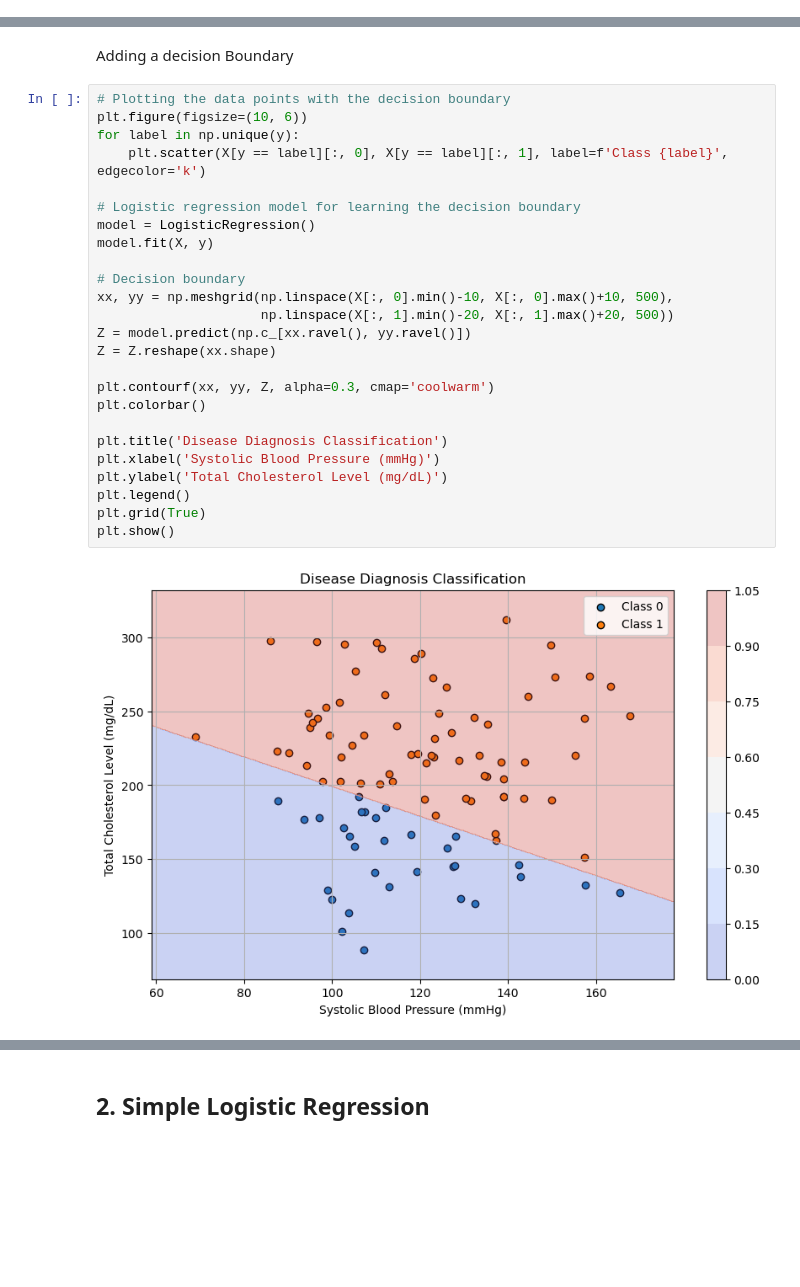
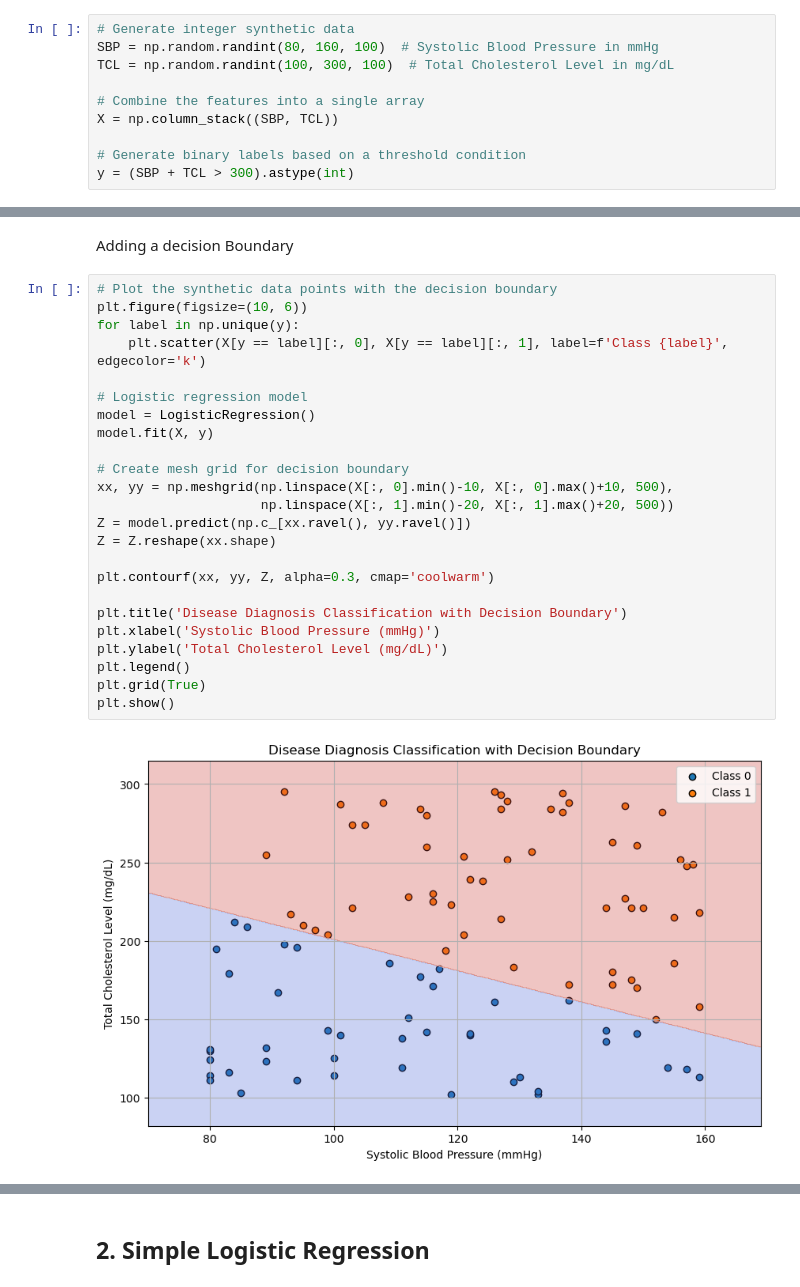
Before and after one commit to Hospital-Da-Luz-Learning-Health/MLCatolica25, a Jupyter notebook: Aula 6 - Supervised Learning II/Learning Notebook.ipynb, the cells around one changed output, grey strips where cells are left out. Cells and saved outputs as stored; diff of their text form; blank space fills up the shorter version.

Commit message:
update class 6 - Logistic Regression

```diff
--- a/Aula 6 - Supervised Learning II/Learning Notebook.ipynb
+++ b/Aula 6 - Supervised Learning II/Learning Notebook.ipynb
@@ -39,3 +39,13 @@ y = (X[:, 0] + X[:, 1] > 300).astype(int)
+# %%
+# Generate integer synthetic data
+SBP = np.random.randint(80, 160, 100)  # Systolic Blood Pressure in mmHg
+TCL = np.random.randint(100, 300, 100)  # Total Cholesterol Level in mg/dL
+
+# Combine the features into a single array
+X = np.column_stack((SBP, TCL))
+
+# Generate binary labels based on a threshold condition
+y = (SBP + TCL > 300).astype(int)
 # %% [markdown]
 Plotting the data points pairs (Systolic Blood Pressure -Total Cholesterol Level)
 # %%
@@ -55,29 +65,28 @@ plt.show()
 # %% [markdown]
 Adding a decision Boundary
 # %%
-# Plotting the data points with the decision boundary
+# Plot the synthetic data points with the decision boundary
 plt.figure(figsize=(10, 6))
 for label in np.unique(y):
     plt.scatter(X[y == label][:, 0], X[y == label][:, 1], label=f'Class {label}', edgecolor='k')
 
-# Logistic regression model for learning the decision boundary
+# Logistic regression model
 model = LogisticRegression()
 model.fit(X, y)
 
-# Decision boundary
+# Create mesh grid for decision boundary
 xx, yy = np.meshgrid(np.linspace(X[:, 0].min()-10, X[:, 0].max()+10, 500),
                      np.linspace(X[:, 1].min()-20, X[:, 1].max()+20, 500))
 Z = model.predict(np.c_[xx.ravel(), yy.ravel()])
 Z = Z.reshape(xx.shape)
 
 plt.contourf(xx, yy, Z, alpha=0.3, cmap='coolwarm')
-plt.colorbar()
 
-plt.title('Disease Diagnosis Classification')
+plt.title('Disease Diagnosis Classification with Decision Boundary')
 plt.xlabel('Systolic Blood Pressure (mmHg)')
 plt.ylabel('Total Cholesterol Level (mg/dL)')
 plt.legend()
 plt.grid(True)
 plt.show()
 # %% [output]
-[figure, old version]
+[figure, new version]
```
Also changed, not shown: parts of 68 cells of this notebook, 1 other file.
